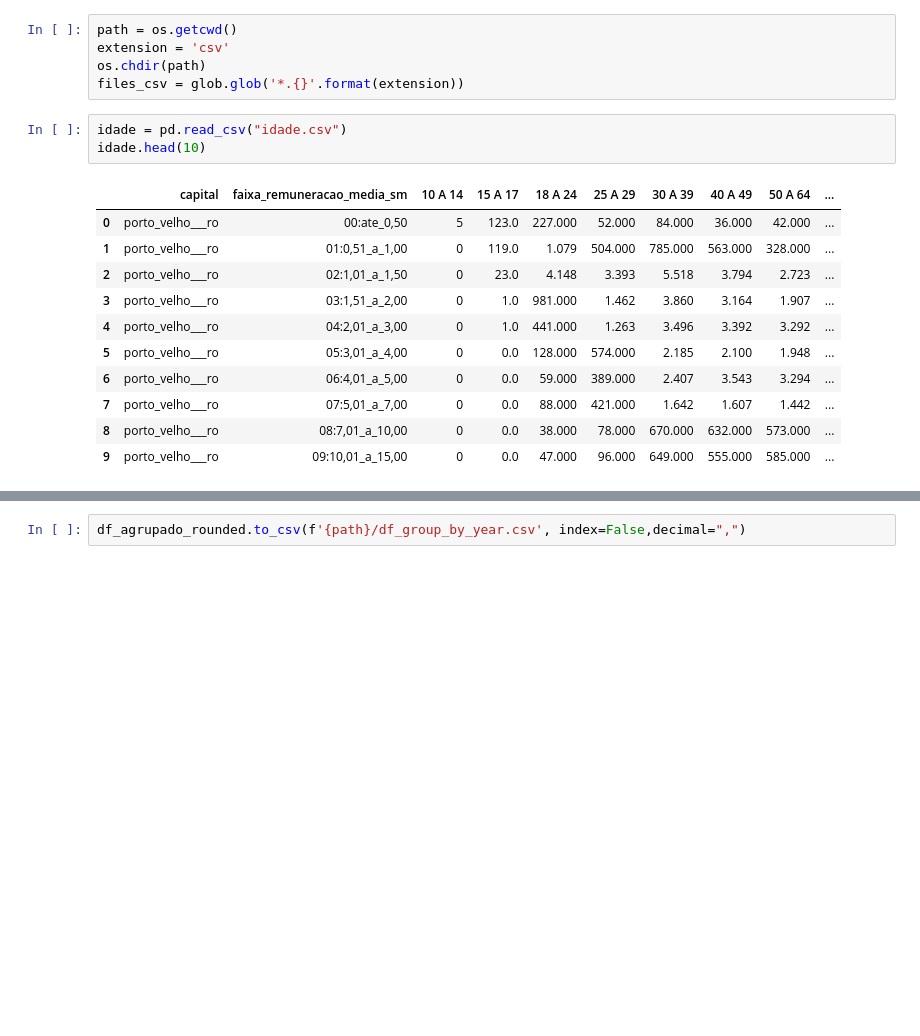
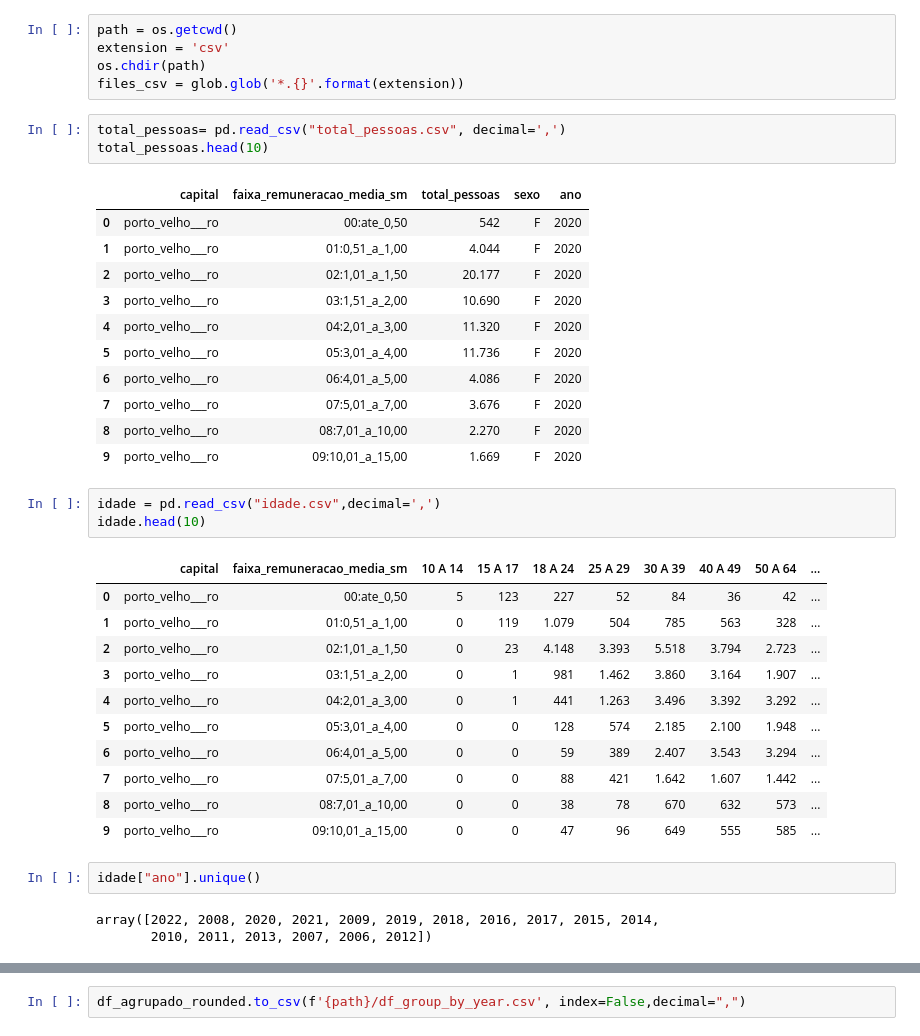
Before and after one commit to luisabolsonisousa/rais_ingestion, a Jupyter notebook: rais_dados/new_data/only_one_file/inner_files.ipynb, the cells around one changed output, grey strips where cells are left out. Saved outputs shown, nothing was run; the diff lists cells and outputs as text; blank space fills up the shorter version.

```diff
--- a/rais_dados/new_data/only_one_file/inner_files.ipynb
+++ b/rais_dados/new_data/only_one_file/inner_files.ipynb
@@ -14,21 +14,41 @@ path = os.getcwd()
 extension = 'csv'
 os.chdir(path)
 files_csv = glob.glob('*.{}'.format(extension))
+# %%
+total_pessoas= pd.read_csv("total_pessoas.csv", decimal=',')
+total_pessoas.head(10)
+# %% [output]
+|  | capital | faixa_remuneracao_media_sm | total_pessoas | sexo | ano |
+| 0 | porto_velho___ro | 00:ate_0,50 | 542 | F | 2020 |
+| 1 | porto_velho___ro | 01:0,51_a_1,00 | 4.044 | F | 2020 |
+| 2 | porto_velho___ro | 02:1,01_a_1,50 | 20.177 | F | 2020 |
+| 3 | porto_velho___ro | 03:1,51_a_2,00 | 10.690 | F | 2020 |
+| 4 | porto_velho___ro | 04:2,01_a_3,00 | 11.320 | F | 2020 |
+| 5 | porto_velho___ro | 05:3,01_a_4,00 | 11.736 | F | 2020 |
+| 6 | porto_velho___ro | 06:4,01_a_5,00 | 4.086 | F | 2020 |
+| 7 | porto_velho___ro | 07:5,01_a_7,00 | 3.676 | F | 2020 |
+| 8 | porto_velho___ro | 08:7,01_a_10,00 | 2.270 | F | 2020 |
+| 9 | porto_velho___ro | 09:10,01_a_15,00 | 1.669 | F | 2020 |
 # %%
-idade = pd.read_csv("idade.csv")
+idade = pd.read_csv("idade.csv",decimal=',')
 idade.head(10)
 # %% [output]
 |  | capital | faixa_remuneracao_media_sm | 10 A 14 | 15 A 17 | 18 A 24 | 25 A 29 | 30 A 39 | 40 A 49 | 50 A 64 | ... |
-| 0 | porto_velho___ro | 00:ate_0,50 | 5 | 123.0 | 227.000 | 52.000 | 84.000 | 36.000 | 42.000 | ... |
-| 1 | porto_velho___ro | 01:0,51_a_1,00 | 0 | 119.0 | 1.079 | 504.000 | 785.000 | 563.000 | 328.000 | ... |
-| 2 | porto_velho___ro | 02:1,01_a_1,50 | 0 | 23.0 | 4.148 | 3.393 | 5.518 | 3.794 | 2.723 | ... |
-| 3 | porto_velho___ro | 03:1,51_a_2,00 | 0 | 1.0 | 981.000 | 1.462 | 3.860 | 3.164 | 1.907 | ... |
-| 4 | porto_velho___ro | 04:2,01_a_3,00 | 0 | 1.0 | 441.000 | 1.263 | 3.496 | 3.392 | 3.292 | ... |
-| 5 | porto_velho___ro | 05:3,01_a_4,00 | 0 | 0.0 | 128.000 | 574.000 | 2.185 | 2.100 | 1.948 | ... |
-| 6 | porto_velho___ro | 06:4,01_a_5,00 | 0 | 0.0 | 59.000 | 389.000 | 2.407 | 3.543 | 3.294 | ... |
-| 7 | porto_velho___ro | 07:5,01_a_7,00 | 0 | 0.0 | 88.000 | 421.000 | 1.642 | 1.607 | 1.442 | ... |
-| 8 | porto_velho___ro | 08:7,01_a_10,00 | 0 | 0.0 | 38.000 | 78.000 | 670.000 | 632.000 | 573.000 | ... |
-| 9 | porto_velho___ro | 09:10,01_a_15,00 | 0 | 0.0 | 47.000 | 96.000 | 649.000 | 555.000 | 585.000 | ... |
+| 0 | porto_velho___ro | 00:ate_0,50 | 5 | 123 | 227 | 52 | 84 | 36 | 42 | ... |
+| 1 | porto_velho___ro | 01:0,51_a_1,00 | 0 | 119 | 1.079 | 504 | 785 | 563 | 328 | ... |
+| 2 | porto_velho___ro | 02:1,01_a_1,50 | 0 | 23 | 4.148 | 3.393 | 5.518 | 3.794 | 2.723 | ... |
+| 3 | porto_velho___ro | 03:1,51_a_2,00 | 0 | 1 | 981 | 1.462 | 3.860 | 3.164 | 1.907 | ... |
+| 4 | porto_velho___ro | 04:2,01_a_3,00 | 0 | 1 | 441 | 1.263 | 3.496 | 3.392 | 3.292 | ... |
+| 5 | porto_velho___ro | 05:3,01_a_4,00 | 0 | 0 | 128 | 574 | 2.185 | 2.100 | 1.948 | ... |
+| 6 | porto_velho___ro | 06:4,01_a_5,00 | 0 | 0 | 59 | 389 | 2.407 | 3.543 | 3.294 | ... |
+| 7 | porto_velho___ro | 07:5,01_a_7,00 | 0 | 0 | 88 | 421 | 1.642 | 1.607 | 1.442 | ... |
+| 8 | porto_velho___ro | 08:7,01_a_10,00 | 0 | 0 | 38 | 78 | 670 | 632 | 573 | ... |
+| 9 | porto_velho___ro | 09:10,01_a_15,00 | 0 | 0 | 47 | 96 | 649 | 555 | 585 | ... |
+# %%
+idade["ano"].unique()
+# %% [output]
+array([2022, 2008, 2020, 2021, 2009, 2019, 2018, 2016, 2017, 2015, 2014,
+       2010, 2011, 2013, 2007, 2006, 2012])
 # %%
 idade[(idade["capital"]=="porto_velho___ro") & (idade["sexo"]=="F")].head(10)
 # %% [output]
```
Also changed, not shown: parts of 16 cells of this notebook, 31 other files.
